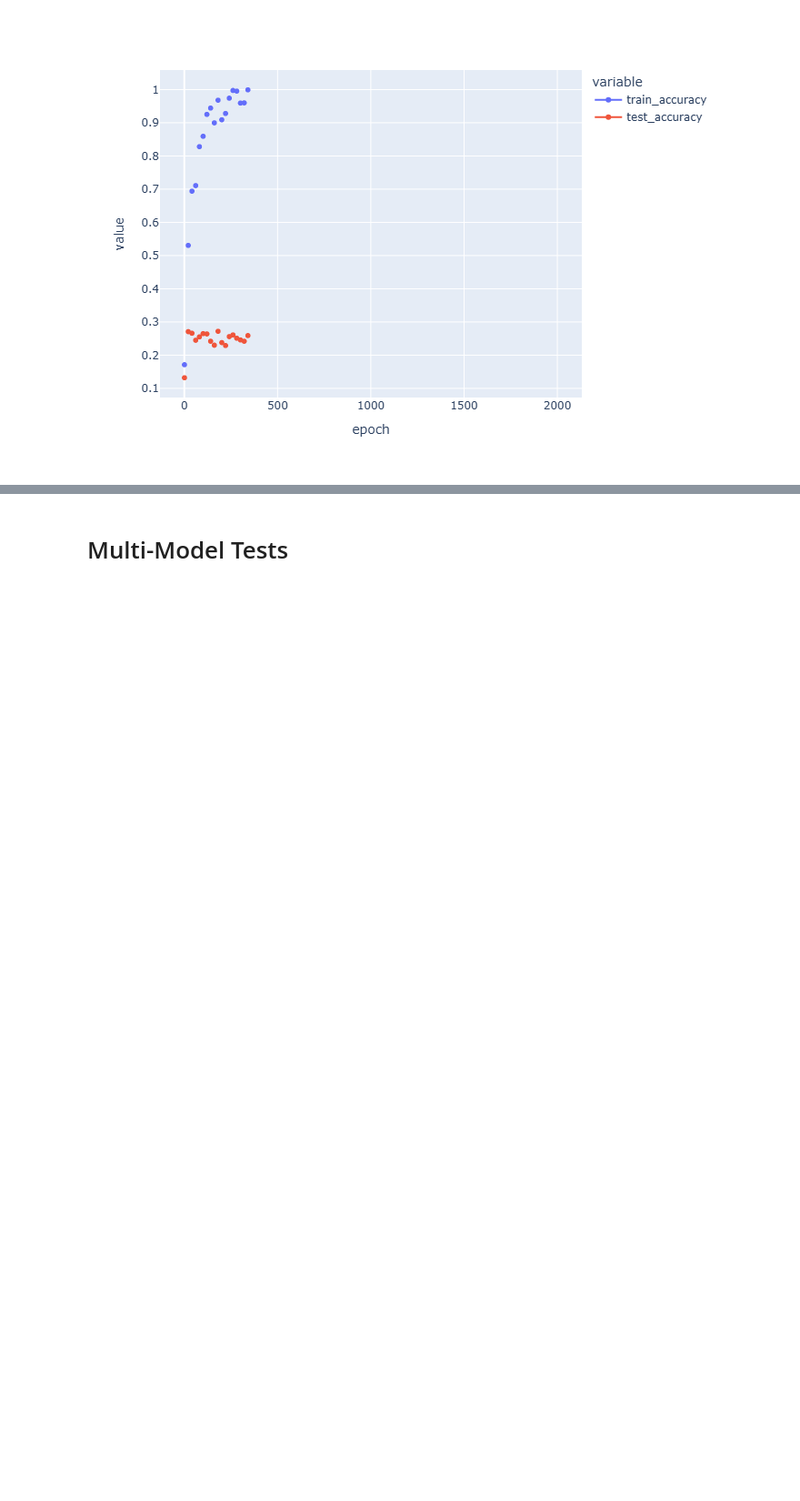
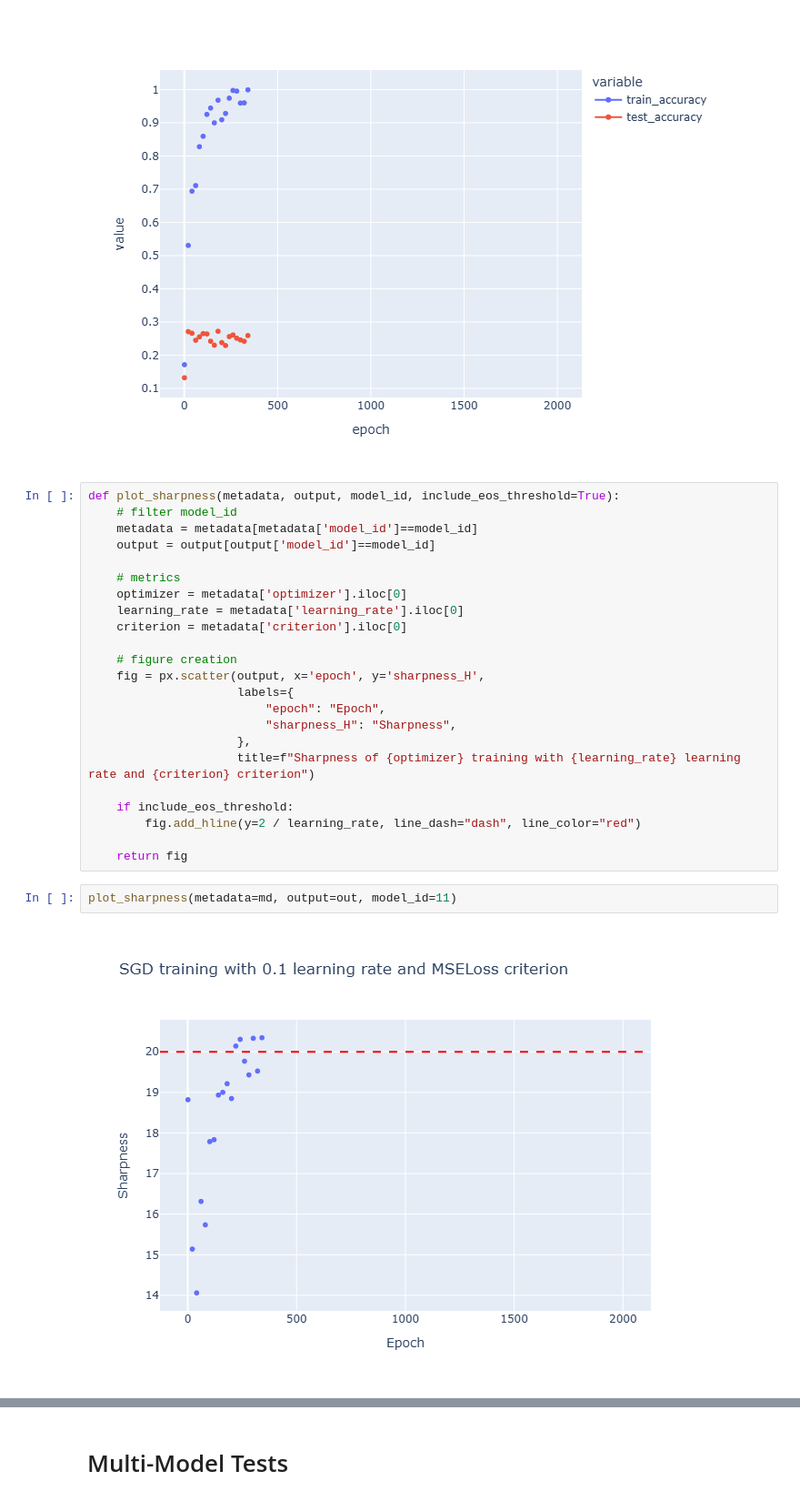
Before and after one commit to mfjacobsen/Investigating-NN-Optimizers, a Jupyter notebook: notebooks/eos_EC.ipynb, the cells around one changed output, grey strips where cells are left out. Shown at 91% size. Drawn from its saved outputs; the diff is of its cells as text; blank space fills up the shorter version.

```diff
--- a/notebooks/eos_EC.ipynb
+++ b/notebooks/eos_EC.ipynb
@@ -114,3 +115,30 @@ fig = px.line(
 fig.show()
 # %% [output]
 [figure]
+# %%
+def plot_sharpness(metadata, output, model_id, include_eos_threshold=True):
+    # filter model_id
+    metadata = metadata[metadata['model_id']==model_id]
+    output = output[output['model_id']==model_id]
+
+    # metrics
+    optimizer = metadata['optimizer'].iloc[0]
+    learning_rate = metadata['learning_rate'].iloc[0]
+    criterion = metadata['criterion'].iloc[0]
+
+    # figure creation
+    fig = px.scatter(output, x='epoch', y='sharpness_H',
+                     labels={
+                         "epoch": "Epoch",
+                         "sharpness_H": "Sharpness",
+                     },
+                     title=f"Sharpness of {optimizer} training with {learning_rate} learning rate and {criterion} criterion")
+
+    if include_eos_threshold:
+        fig.add_hline(y=2 / learning_rate, line_dash="dash", line_color="red")
+
+    return fig
+# %%
+plot_sharpness(metadata=md, output=out, model_id=11)
+# %% [output]
+[figure, added]
```
Also changed, not shown: parts of 10 cells of this notebook, 2 other files.
